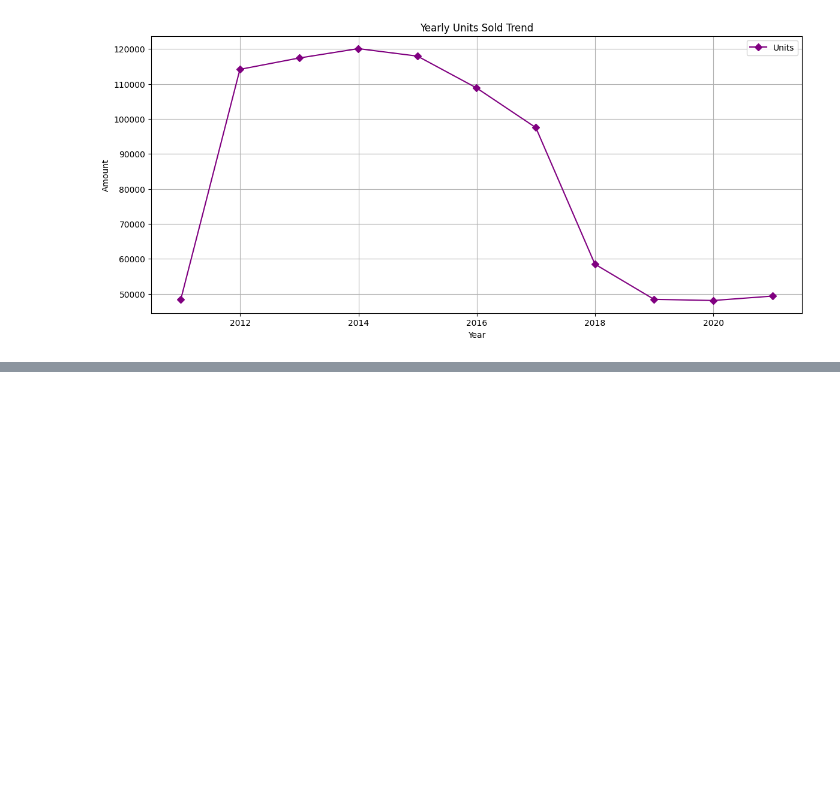
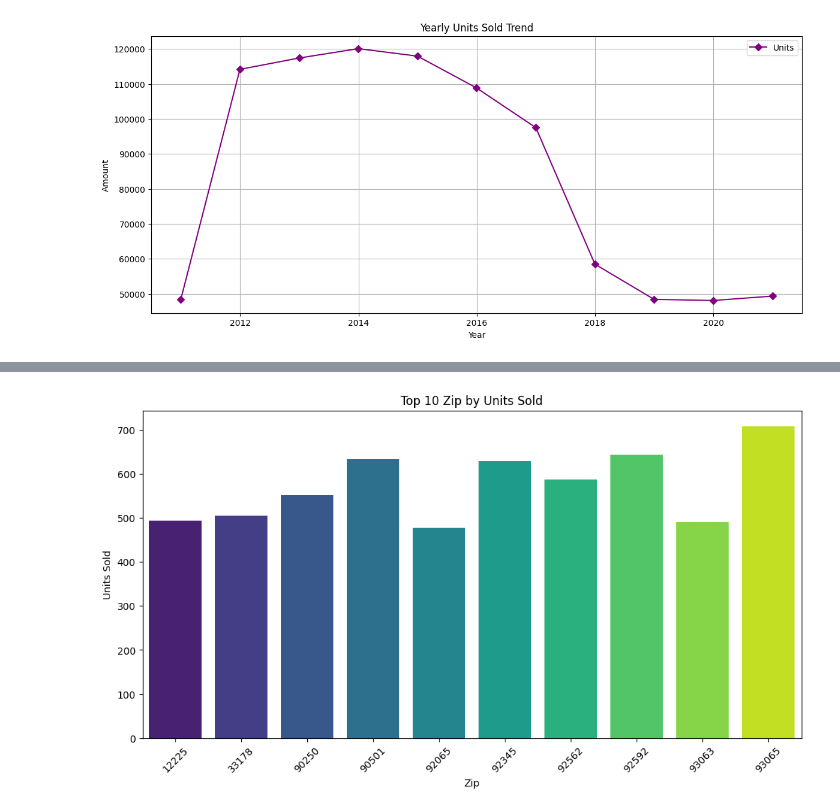
Before and after one commit to HaiAu2501/Try-Some-Models, a Jupyter notebook: source/1.ipynb, the cells around one changed output, grey strips where cells are left out. Cells and saved outputs as stored; diff of their text form; code cells hidden in the pictures; blank space fills up the shorter version.

```diff
--- a/source/1.ipynb
+++ b/source/1.ipynb
@@ -467,0 +532,21 @@ plt.show()
+# %%
+# Lấy ra top 10 Zip theo Units
+top_zip = df_zip_total.sort_values(by='Units', ascending=False).head(10)
+
+plt.figure(figsize=(12, 6))
+
+ax = sns.barplot(x='Zip', y='Units', data=top_zip, palette=None)
+
+colors = sns.color_palette("viridis", n_colors=len(top_zip))
+
+# Gán màu cho từng thanh trong barplot
+for patch, color in zip(ax.patches, colors):
+	patch.set_facecolor(color)
+
+plt.title('Top 10 Zip by Units Sold')
+plt.xlabel('Zip')
+plt.ylabel('Units Sold')
+plt.xticks(rotation=45)
+plt.show()
+# %% [output]
+[figure, added]
```
Also changed, not shown: parts of 17 cells of this notebook, 1 other file.
